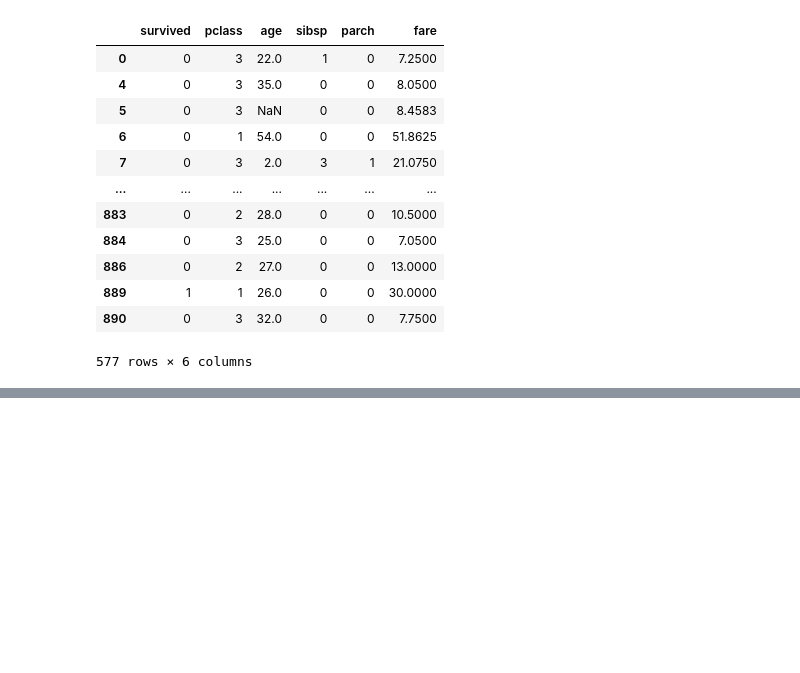
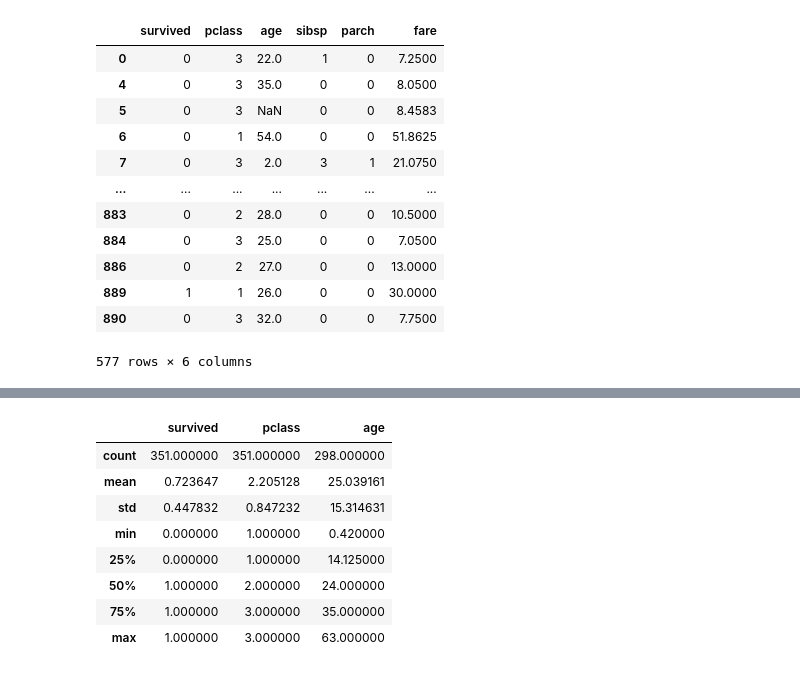
Before and after one commit to satenderlamba/Data-Science-with-Pandas, a Jupyter notebook: 1. Building Blocks/3. DataFrame Basics II/Dataframe Basics II.ipynb, the cells around one changed output, grey strips where cells are left out. Cells and saved outputs as stored; diff of their text form; code cells hidden in the pictures; blank space fills up the shorter version.

```diff
--- a/1. Building Blocks/3. DataFrame Basics II/Dataframe Basics II.ipynb
+++ b/1. Building Blocks/3. DataFrame Basics II/Dataframe Basics II.ipynb
@@ -162,0 +278,2 @@ titanic.loc[mask1, ~mask2]  # combining both
+# %%
+titanic = pd.read_csv("titanic.csv")
@@ -162,0 +289,6 @@ titanic.loc[mask1, ~mask2]  # combining both
+# %%
+mask1 = titanic.sex == 'female'
+# %%
+mask2 = titanic.age < 14
+# %%
+wom_or_chil = titanic.loc[mask1 | mask2, ['survived', 'pclass', 'sex', 'age' ]]
@@ -162,0 +318,12 @@ titanic.loc[mask1, ~mask2]  # combining both
+# %%
+wom_or_chil.describe()  # 72% women or children survived
+# %% [output]
+|  | survived | pclass | age |
+| count | 351.000000 | 351.000000 | 298.000000 |
+| mean | 0.723647 | 2.205128 | 25.039161 |
+| std | 0.447832 | 0.847232 | 15.314631 |
+| min | 0.000000 | 1.000000 | 0.420000 |
+| 25% | 0.000000 | 1.000000 | 14.125000 |
+| 50% | 1.000000 | 2.000000 | 24.000000 |
+| 75% | 1.000000 | 3.000000 | 35.000000 |
+| max | 1.000000 | 3.000000 | 63.000000 |
```
Also changed, not shown: parts of 20 cells of this notebook.
